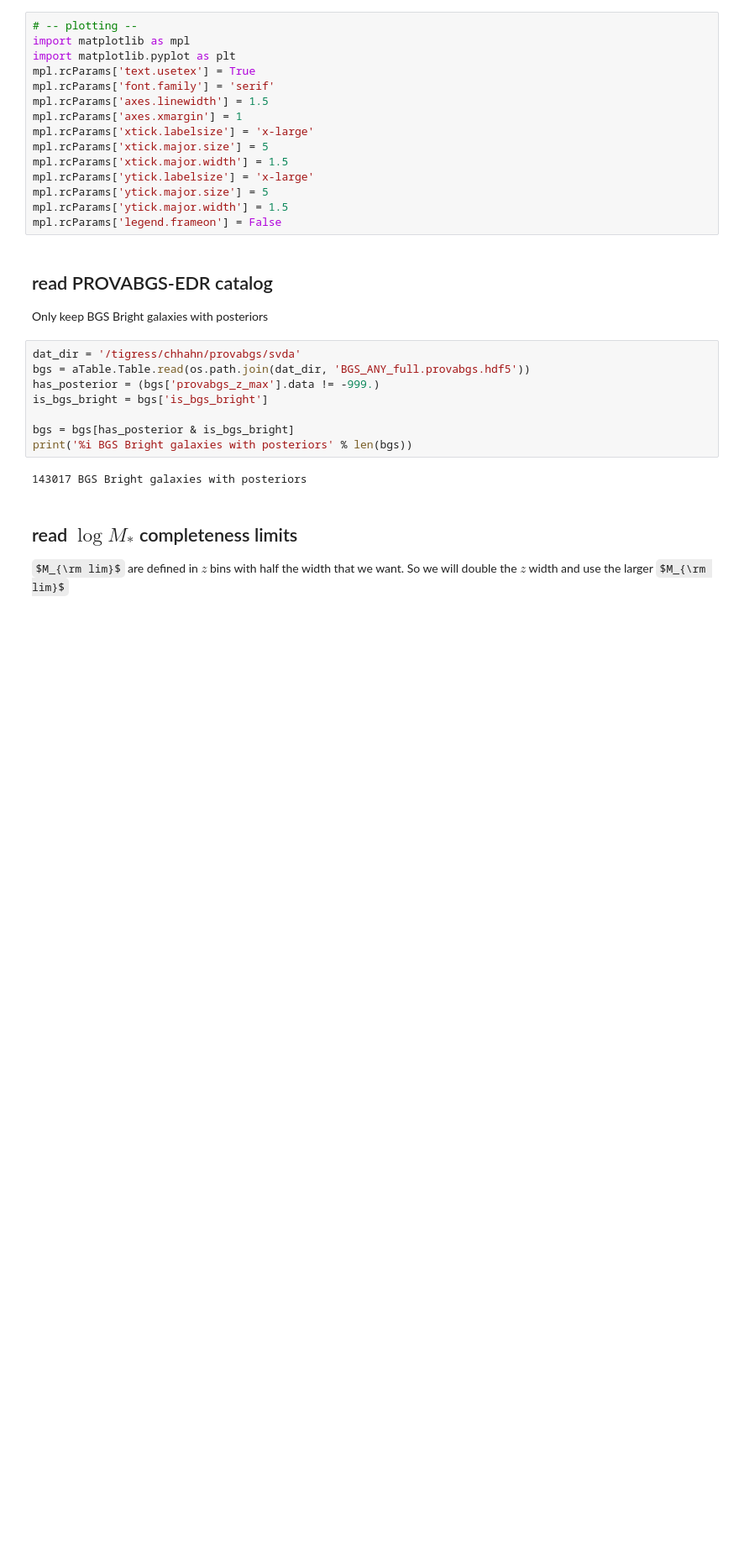
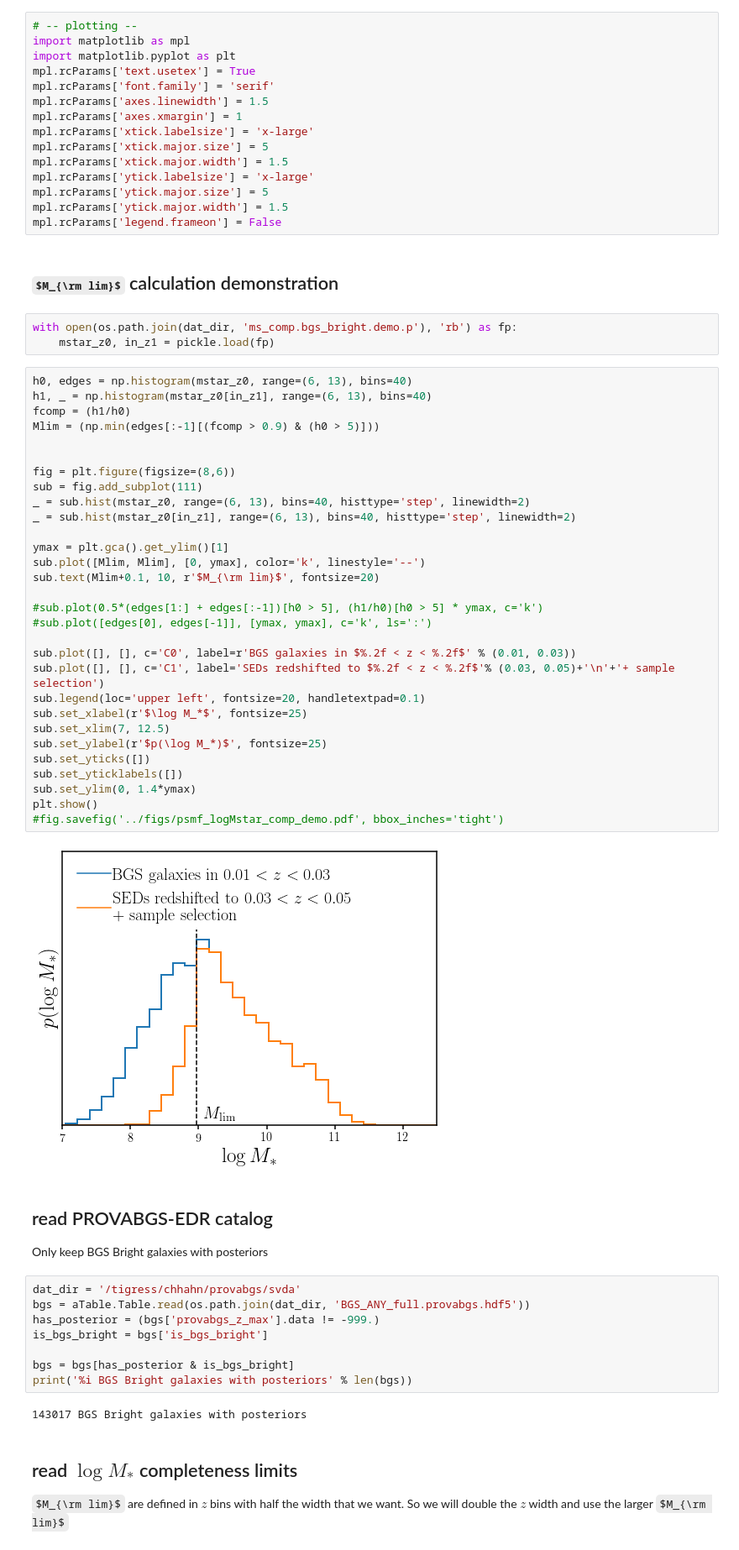
Before and after one commit to changhoonhahn/gapos, a Jupyter notebook: papers/edr/nb/ms_comp.ipynb, the cells around one changed output. Shown at 84% size. Cells and saved outputs as stored; diff of their text form; some formulas as TeX source; blank space fills up the shorter version.

Commit message:
demo for Ms completeness calcluation

```diff
--- a/papers/edr/nb/ms_comp.ipynb
+++ b/papers/edr/nb/ms_comp.ipynb
@@ -24,6 +24,43 @@ mpl.rcParams['ytick.labelsize'] = 'x-large'
 mpl.rcParams['ytick.major.size'] = 5
 mpl.rcParams['ytick.major.width'] = 1.5
 mpl.rcParams['legend.frameon'] = False
+# %% [markdown]
+## $M_{\rm lim}$ calculation demonstration
+# %%
+with open(os.path.join(dat_dir, 'ms_comp.bgs_bright.demo.p'), 'rb') as fp:
+    mstar_z0, in_z1 = pickle.load(fp)
+# %%
+h0, edges = np.histogram(mstar_z0, range=(6, 13), bins=40)
+h1, _ = np.histogram(mstar_z0[in_z1], range=(6, 13), bins=40)
+fcomp = (h1/h0)
+Mlim = (np.min(edges[:-1][(fcomp > 0.9) & (h0 > 5)]))
+
+
+fig = plt.figure(figsize=(8,6))
+sub = fig.add_subplot(111)
+_ = sub.hist(mstar_z0, range=(6, 13), bins=40, histtype='step', linewidth=2)
+_ = sub.hist(mstar_z0[in_z1], range=(6, 13), bins=40, histtype='step', linewidth=2)
+
+ymax = plt.gca().get_ylim()[1]
+sub.plot([Mlim, Mlim], [0, ymax], color='k', linestyle='--')
+sub.text(Mlim+0.1, 10, r'$M_{\rm lim}$', fontsize=20)
+
+#sub.plot(0.5*(edges[1:] + edges[:-1])[h0 > 5], (h1/h0)[h0 > 5] * ymax, c='k')
+#sub.plot([edges[0], edges[-1]], [ymax, ymax], c='k', ls=':')
+
+sub.plot([], [], c='C0', label=r'BGS galaxies in $%.2f < z < %.2f$' % (0.01, 0.03))
+sub.plot([], [], c='C1', label='SEDs redshifted to $%.2f < z < %.2f$'% (0.03, 0.05)+'\n'+'+ sample selection')
+sub.legend(loc='upper left', fontsize=20, handletextpad=0.1)
+sub.set_xlabel(r'$\log M_*$', fontsize=25)
+sub.set_xlim(7, 12.5)
+sub.set_ylabel(r'$p(\log M_*)$', fontsize=25)
+sub.set_yticks([])
+sub.set_yticklabels([])
+sub.set_ylim(0, 1.4*ymax)
+plt.show()
+#fig.savefig('../figs/psmf_logMstar_comp_demo.pdf', bbox_inches='tight')
+# %% [output]
+[figure, added]
 # %% [markdown]
 ## read PROVABGS-EDR catalog
 Only keep BGS Bright galaxies with posteriors
```
Also changed, not shown: parts of 1 cell of this notebook.
